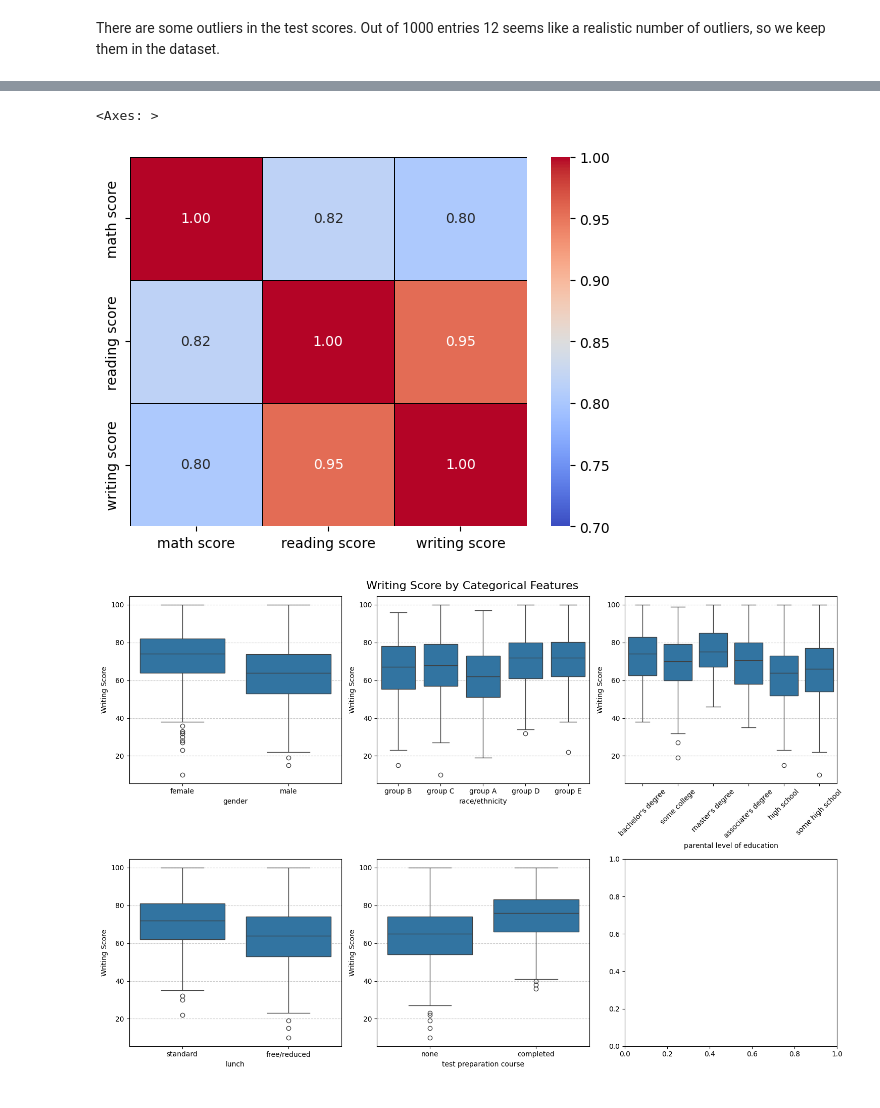
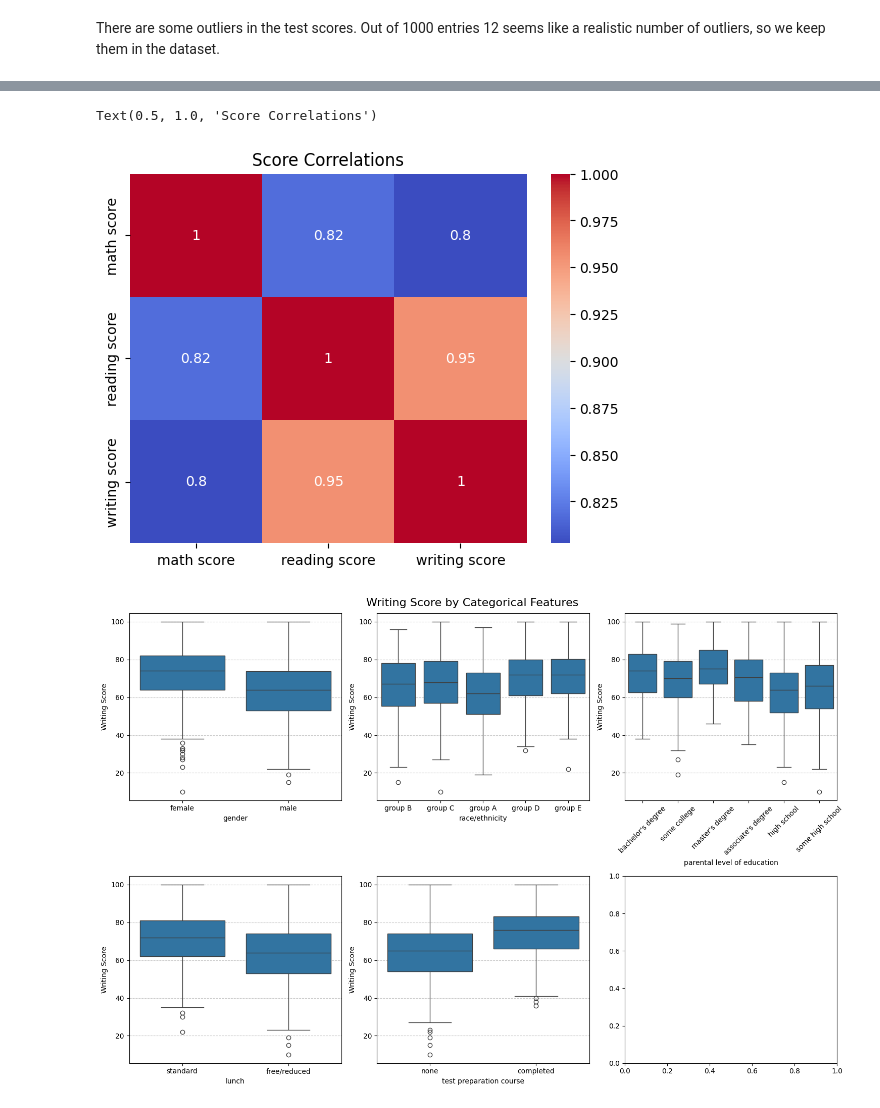
Before and after one commit to andreas-ols1/opti-ml-unibo, a Jupyter notebook: notebooks/test_scores.ipynb, the cells around one changed output, grey strips where cells are left out. Saved outputs shown, nothing was run; the diff lists cells and outputs as text; code cells hidden in the pictures.

```diff
--- a/notebooks/test_scores.ipynb
+++ b/notebooks/test_scores.ipynb
@@ -154,17 +168,10 @@ for ax, col in zip(axes, ["reading score", "math score"]):
 # %%
-sns.heatmap(
-    df[["math score", "reading score", "writing score"]].corr(),
-    annot=True,
-    fmt=".2f",
-    cmap="coolwarm",
-    vmin=0.7,
-    vmax=1,
-    linewidths=0.5,
-    linecolor='black'
-)
+# Correlation heatmap
+sns.heatmap(df[['math score','reading score','writing score']].corr(), annot=True, cmap='coolwarm')
+plt.title('Score Correlations')
 # %% [output]
-<Axes: >
+Text(0.5, 1.0, 'Score Correlations')
-[figure, old version]
+[figure, new version]
 # %%
 fig, axes = plt.subplots(ncols=3, nrows=2, figsize=(15, 10))
 
```
Also changed, not shown: parts of 43 cells of this notebook.
